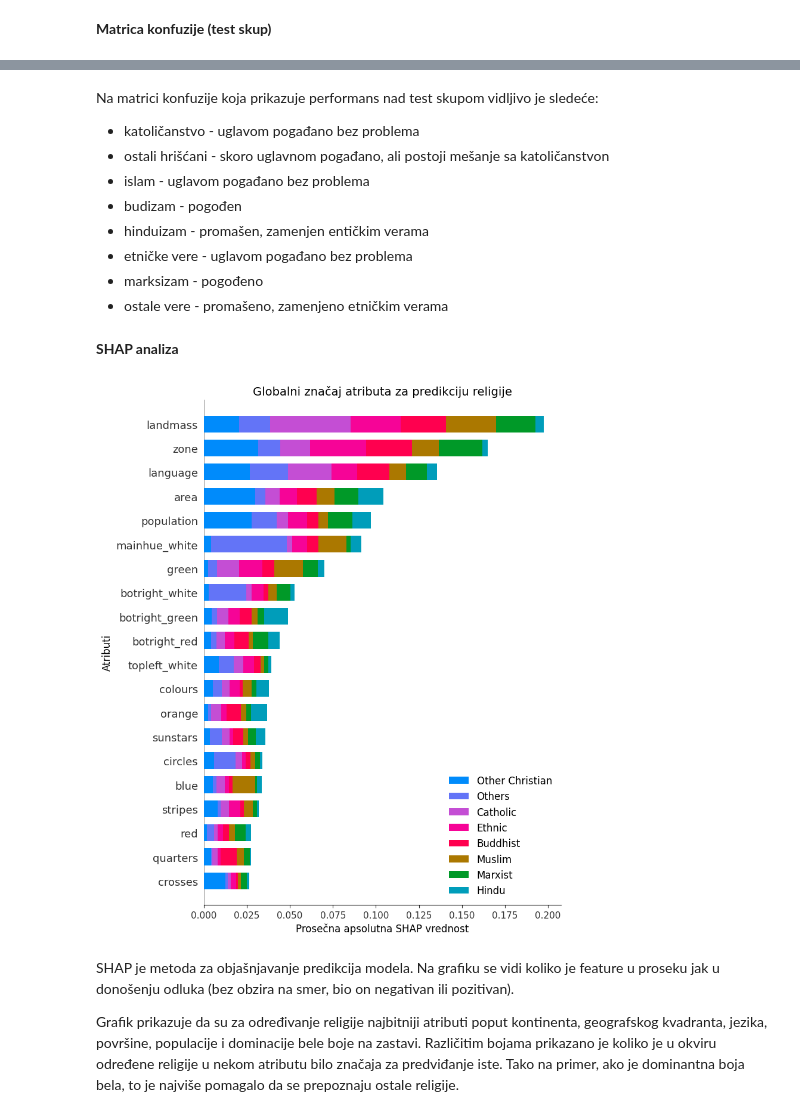
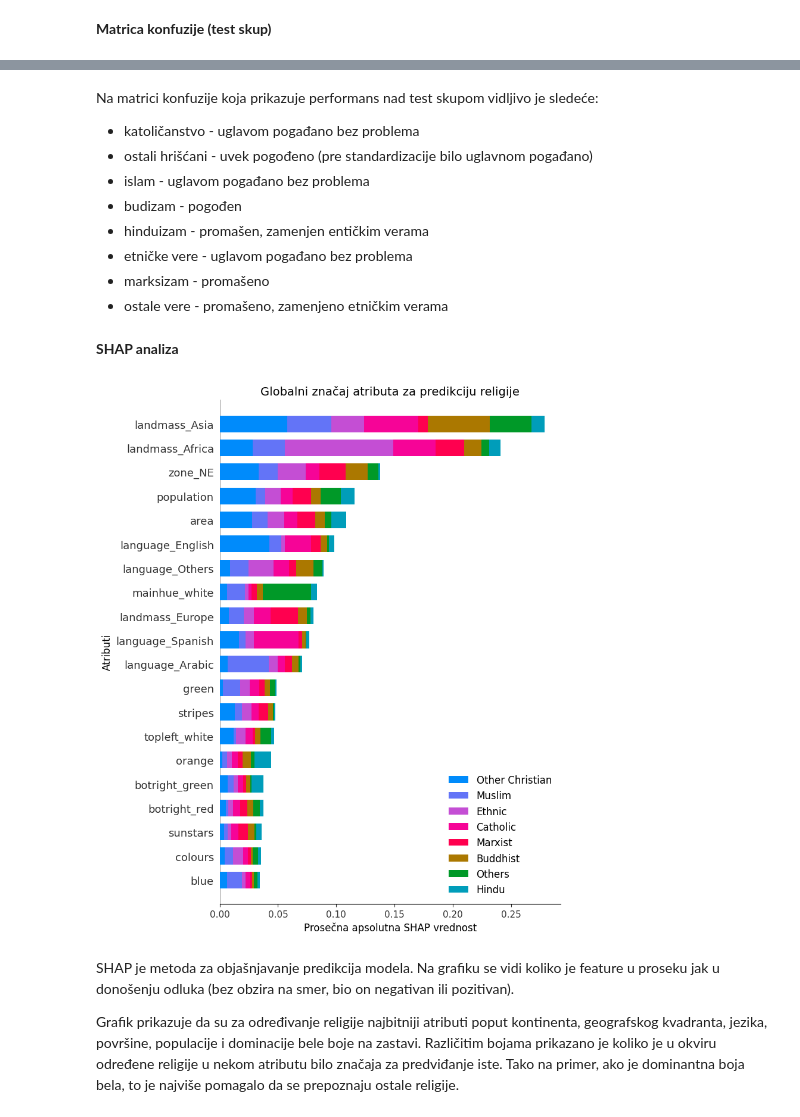
Before and after one commit to ilijaaaa/siap, a Jupyter notebook: siap.ipynb, the cells around one changed output, grey strips where cells are left out. Saved outputs shown, nothing was run; the diff lists cells and outputs as text; code cells hidden in the pictures.

```diff
--- a/siap.ipynb
+++ b/siap.ipynb
@@ -365,5 +405,10 @@ X = df.drop(columns=[target_col, "name"])
 y = df[target_col]
 
 # One-hot za kategoričke kolone
-X = pd.get_dummies(X, columns=["mainhue", "topleft", "botright"])
+X = pd.get_dummies(X, columns=["landmass", "zone", "language","mainhue", "topleft", "botright"])
+
+# StandardScaller za numerička obeležja
+numeric_features = ["area", "population", "bars", "stripes", "colours", "circles", "crosses", "saltires", "quarters", "sunstars"]
+scaler = StandardScaler()
+X[numeric_features] = scaler.fit_transform(X[numeric_features])
 # %% [markdown]
@@ -503,32 +550,74 @@ plt.show()
 # %% [markdown]
 Na matrici konfuzije koja prikazuje performans nad test skupom vidljivo je sledeće:
 * katoličanstvo - uglavom pogađano bez problema
-* ostali hrišćani - skoro uglavnom pogađano, ali postoji mešanje sa katoličanstvon
+* ostali hrišćani - uvek pogođeno (pre standardizacije bilo uglavnom pogađano)
 * islam - uglavom pogađano bez problema
 * budizam - pogođen
 * hinduizam - promašen, zamenjen entičkim verama
 * etničke vere - uglavom pogađano bez problema
-* marksizam - pogođeno
+* marksizam - promašeno
 * ostale vere - promašeno, zamenjeno etničkim verama
 # %% [markdown]
 **SHAP analiza**
 # %%
-religion_labels = { 0: 'Catholic', 1: 'Other Christian', 2: 'Muslim', 3: 'Buddhist', 4: 'Hindu', 5: 'Ethnic', 6: 'Marxist', 7: 'Others' }
+# Mape kategorija
+landmass_map = {
+    "1": "N.America", "2": "S.America", "3": "Europe",
+    "4": "Africa", "5": "Asia", "6": "Oceania"
+}
 
-#Explainer za Random Forest
-explainer = shap.TreeExplainer(best_rf) #računa doprinos feature-a kroz sve grane stabla
+zone_map = {
+    "1": "NE", "2": "SE", "3": "SW", "4": "NW"
+}
+
+language_map = {
+    "1": "English", "2": "Spanish", "3": "French", "4": "German", "5": "Slavic",
+    "6": "Other Indo-European", "7": "Chinese", "8": "Arabic",
+    "9": "Japanese/Turkish/Finnish/Magyar", "10": "Others"
+}
+
+# Funkcija za preimenovanje dummy kolona
+def rename_feature(col):
+    if col.startswith("landmass_"):
+        key = col.split("_")[1]
+        return f"landmass_{landmass_map.get(key, key)}"
+    elif col.startswith("zone_"):
+        key = col.split("_")[1]
+        return f"zone_{zone_map.get(key, key)}"
+    elif col.startswith("language_"):
+        key = col.split("_")[1]
+        return f"language_{language_map.get(key, key)}"
+    else:
+        return col
+
+# Nova lista imena
+new_feature_names = [rename_feature(col) for col in X_test.columns]
+
+# Labele za religije
+religion_labels = {0: 'Catholic', 1: 'Other Christian', 2: 'Muslim', 3: 'Buddhist', 4: 'Hindu', 5: 'Ethnic', 6: 'Marxist', 7: 'Others'}
+class_names = list(religion_labels.values())
+
+# Explainer za RF
+explainer = shap.TreeExplainer(best_rf)
 shap_values = explainer.shap_values(X_test)
 
 plt.figure(figsize=(12, 6))
-class_names = list(religion_labels.values())
-shap.summary_plot(shap_values, X_test, plot_type="bar", feature_names=X_test.columns, class_names=class_names, show=False)
+shap.summary_plot(
+    shap_values,
+    X_test,
+    plot_type="bar",
+    feature_names=new_feature_names,
+    class_names=class_names,
+    show=False
+)
+
 plt.title("Globalni značaj atributa za predikciju religije", fontsize=14)
 plt.xlabel("Prosečna apsolutna SHAP vrednost", fontsize=12)
 plt.ylabel("Atributi", fontsize=12)
 plt.tight_layout()
 plt.show()
 # %% [output]
-[figure, old version]
+[figure, new version]
 # %% [markdown]
 SHAP je metoda za objašnjavanje predikcija modela. Na grafiku se vidi koliko je feature u proseku jak u donošenju odluka (bez obzira na smer, bio on negativan ili pozitivan).
 
```
Also changed, not shown: parts of 81 cells of this notebook.
